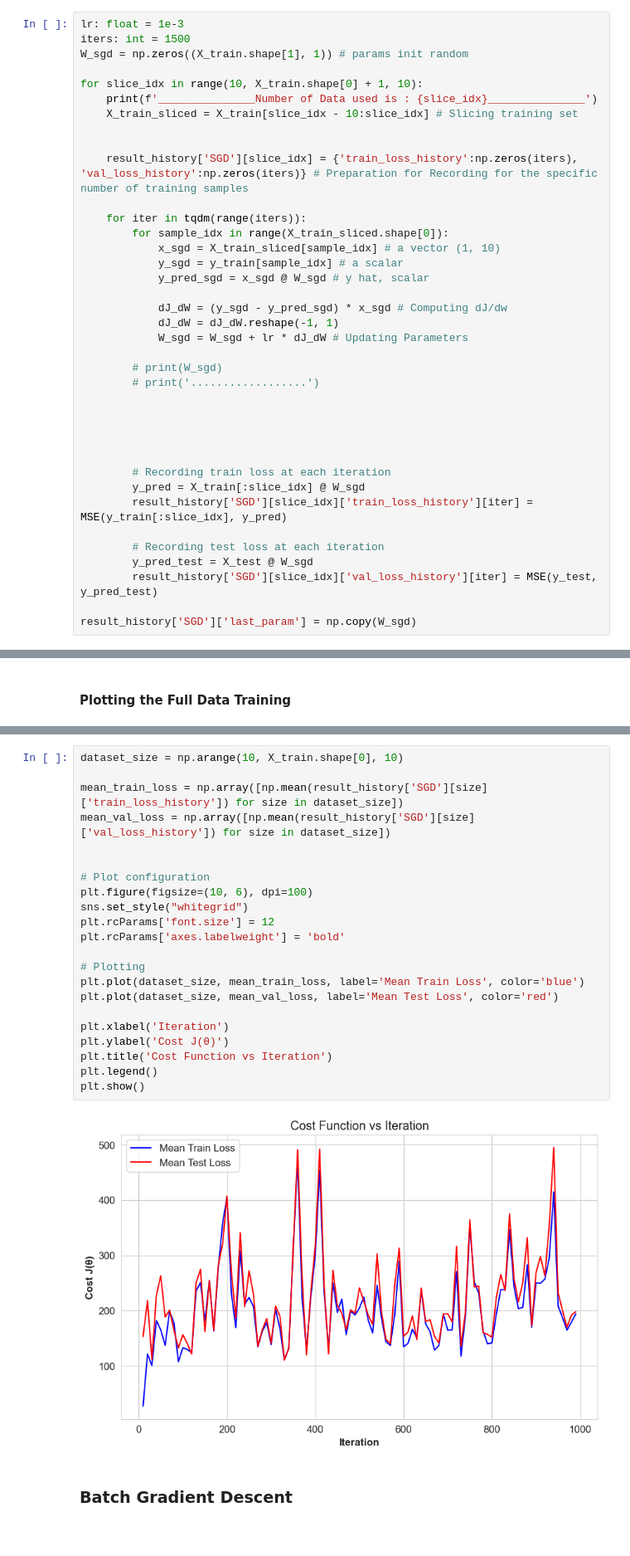
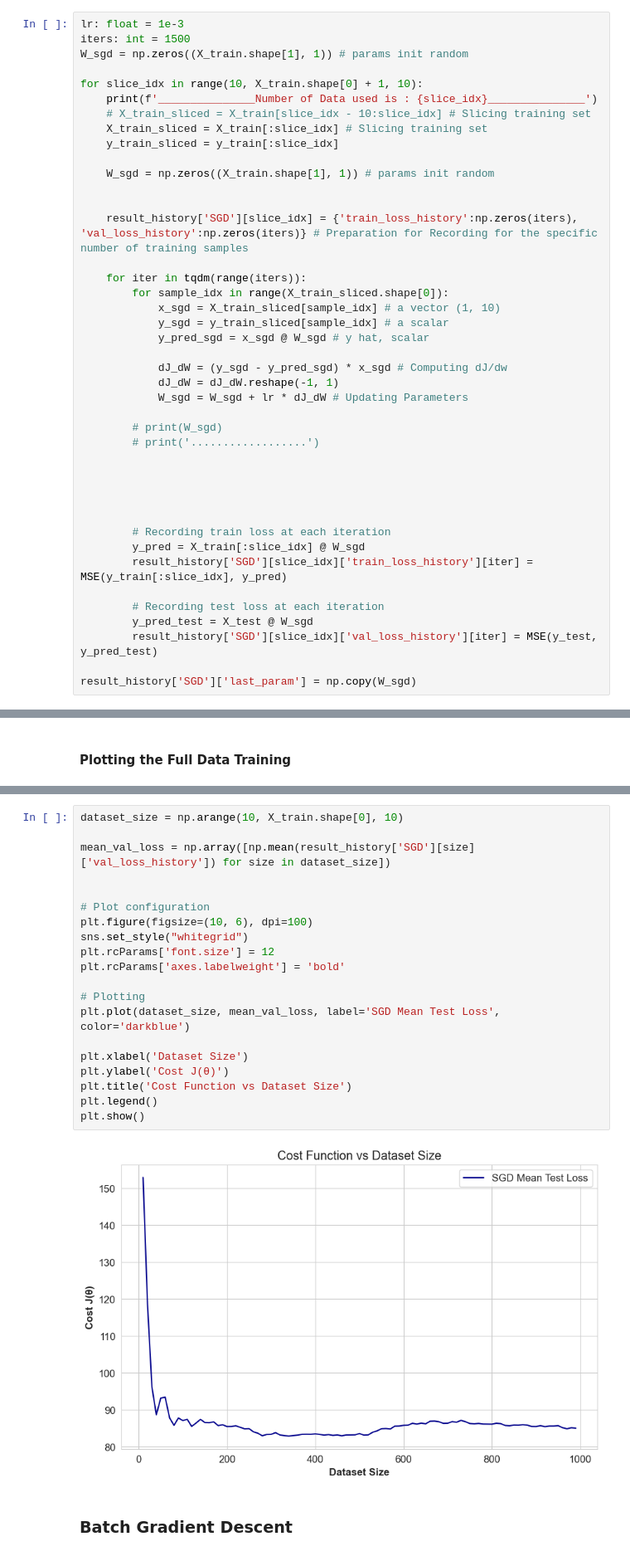
Before and after one commit to AmirAAZ818/ML-Assignments-2024, a Jupyter notebook: Linear Regression/Implementation/Linear_Regression.ipynb, the cells around one changed output, grey strips where cells are left out. Shown: that part at 83% size. Saved outputs shown, nothing was run; the diff lists cells and outputs as text.

```diff
--- a/Linear Regression/Implementation/Linear_Regression.ipynb
+++ b/Linear Regression/Implementation/Linear_Regression.ipynb
@@ -483,7 +501,11 @@ W_sgd = np.zeros((X_train.shape[1], 1)) # params init random
 
 for slice_idx in range(10, X_train.shape[0] + 1, 10):
     print(f'_______________Number of Data used is : {slice_idx}_______________')
-    X_train_sliced = X_train[slice_idx - 10:slice_idx] # Slicing training set
+    # X_train_sliced = X_train[slice_idx - 10:slice_idx] # Slicing training set
+    X_train_sliced = X_train[:slice_idx] # Slicing training set
+    y_train_sliced = y_train[:slice_idx]
+
+    W_sgd = np.zeros((X_train.shape[1], 1)) # params init random
 
 
     result_history['SGD'][slice_idx] = {'train_loss_history':np.zeros(iters), 'val_loss_history':np.zeros(iters)} # Preparation for Recording for the specific number of training samples
@@ -491,7 +513,7 @@ for slice_idx in range(10, X_train.shape[0] + 1, 10):
     for iter in tqdm(range(iters)):
         for sample_idx in range(X_train_sliced.shape[0]):
             x_sgd = X_train_sliced[sample_idx] # a vector (1, 10)
-            y_sgd = y_train[sample_idx] # a scalar
+            y_sgd = y_train_sliced[sample_idx] # a scalar
             y_pred_sgd = x_sgd @ W_sgd # y hat, scalar
 
             dJ_dW = (y_sgd - y_pred_sgd) * x_sgd # Computing dJ/dw
@@ -556,27 +593,25 @@ plt.show()
 # %%
 dataset_size = np.arange(10, X_train.shape[0], 10)
 
-mean_train_loss = np.array([np.mean(result_history['SGD'][size]['train_loss_history']) for size in dataset_size])
 mean_val_loss = np.array([np.mean(result_history['SGD'][size]['val_loss_history']) for size in dataset_size])
 
 
 # Plot configuration
 plt.figure(figsize=(10, 6), dpi=100)
 sns.set_style("whitegrid")
 plt.rcParams['font.size'] = 12
 plt.rcParams['axes.labelweight'] = 'bold'
 
 # Plotting
-plt.plot(dataset_size, mean_train_loss, label='Mean Train Loss', color='blue')
-plt.plot(dataset_size, mean_val_loss, label='Mean Test Loss', color='red')
+plt.plot(dataset_size, mean_val_loss, label='SGD Mean Test Loss', color='darkblue')
 
-plt.xlabel('Iteration')
+plt.xlabel('Dataset Size')
 plt.ylabel('Cost J(θ)')
-plt.title('Cost Function vs Iteration')
+plt.title('Cost Function vs Dataset Size')
 plt.legend()
 plt.show()
 # %% [output]
-[figure, old version]
+[figure, new version]
 # %% [markdown]
 ### Batch Gradient Descent
 # %%
```
Also changed, not shown: parts of 16 cells of this notebook, 1 other file.
